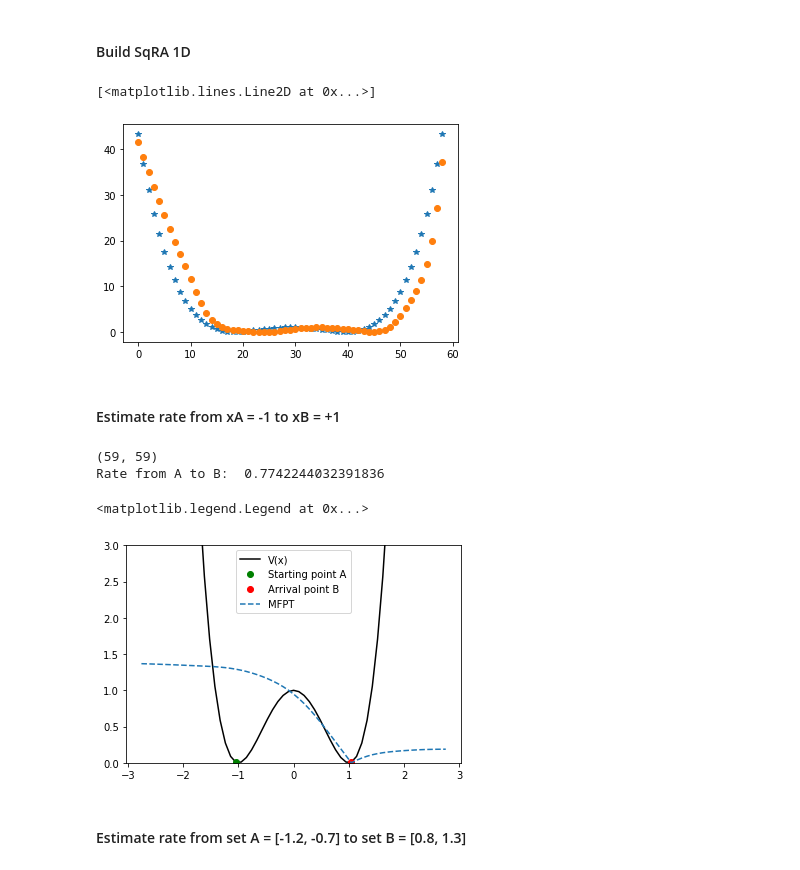
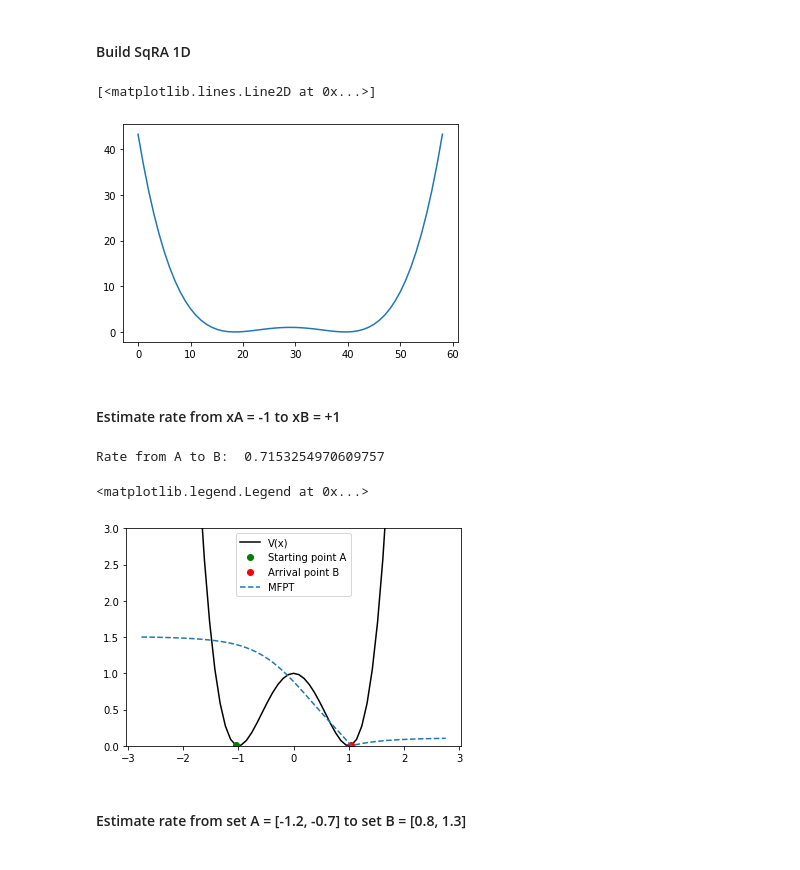
Before and after one commit to 4psireal2/cavity-formation, a Jupyter notebook: rates_from_SqRA_1D.ipynb, the cells around one changed output. Drawn from its saved outputs; the diff is of its cells as text; code cells hidden in the pictures.

```diff
--- a/rates_from_SqRA_1D.ipynb
+++ b/rates_from_SqRA_1D.ipynb
@@ -94,31 +93,31 @@ Nbins  = xbins**nd                        # number of bins
 # %%
 A  = adjancency_matrix_sparse(Nbins, nd, periodic=False)
 
 # Potential energy of states
-#v = v1d(x)
+v = v1d(x)
 #x1 = np.array([min(x)] + find_mid(generating_bins(x, nedges, loop = 10)) + [max(x)])
-x1 = np.array(find_mid(generating_bins(x, xbins, loop = 10)))
-v = v1d(x1)
+#x1 = np.array(find_mid(generating_bins(x, xbins, loop = 10)))
+#v = v1d(x1)
 
 
 # Flux
 flux = D / dx**2 # Normalisation of Fick's second law?
 Af   = flux * A
 
 # Diagonalization
 SQRA = np.sqrt(np.exp(- beta * v)) # What happen to the partition function ?
 SQRA = SQRA / sum(SQRA) # Normalized arithmetic mean of Boltzman density values of points in each Voronoi region
 Di   = scipy.sparse.spdiags(SQRA, 0, Nbins, Nbins) # right eigenvector of Q''_c with eigenvalues close to 0
 D1   = scipy.sparse.spdiags(1/SQRA, 0, Nbins, Nbins)
 Q    = D1 * Af * Di # basis transformation
 
 Q    = Q + scipy.sparse.spdiags(-Q.sum(axis=1).T, 0, Nbins, Nbins) # compute diagonal elements of Q
 eigenval, eigenvec = scipy.sparse.linalg.eigs(Q.T, 4, which='LR')
-plt.plot(v1d(x),'*')
-plt.plot(v,'o')
+#plt.plot(v1d(x),'*')
+plt.plot(v)
 # %% [output]
 [<matplotlib.lines.Line2D at 0x...>]
-[figure, old version]
+[figure, new version]
 # %% [markdown]
 #### Estimate rate from xA = -1 to xB = +1
 # %%
@@ -145,10 +144,9 @@ plt.plot(x,m_t,'--',label='MFPT')
 plt.ylim((0,3))
 plt.legend()
 # %% [output]
-(59, 59)
-Rate from A to B:  0.7742244032391836
+Rate from A to B:  0.7153254970609757
 <matplotlib.legend.Legend at 0x...>
-[figure, old version]
+[figure, new version]
 # %% [markdown]
 #### Estimate rate from set A = [-1.2, -0.7] to set B = [0.8, 1.3]
 # %%
```
Also changed, not shown: parts of 6 cells of this notebook, 1 other file.
